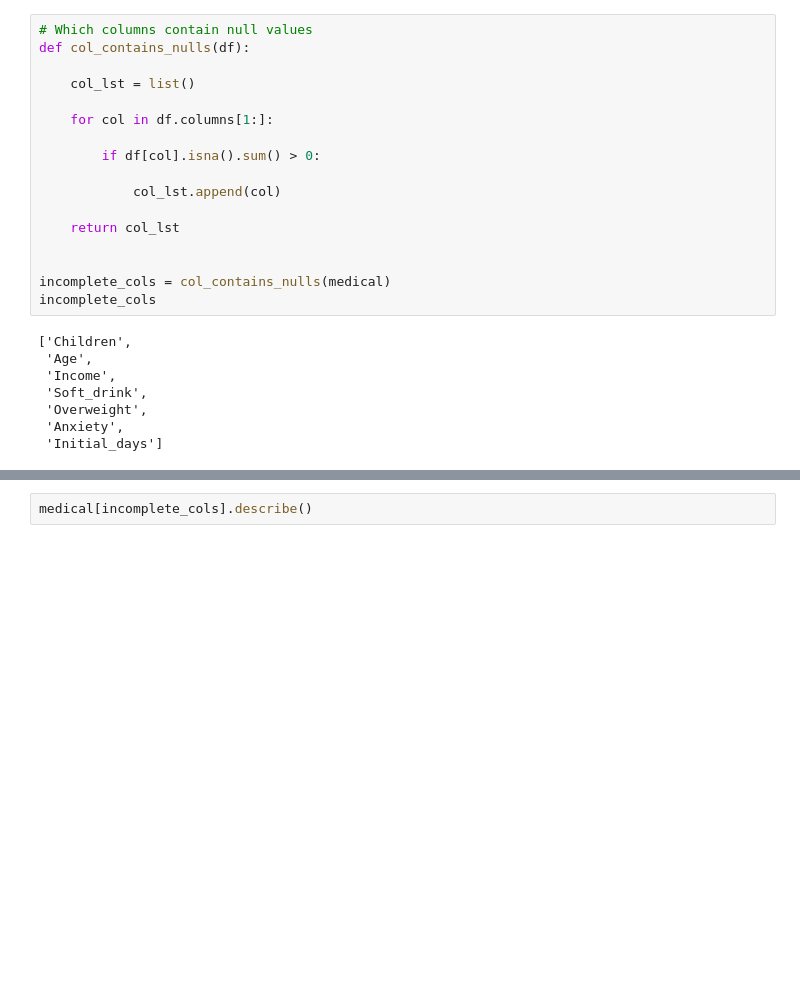
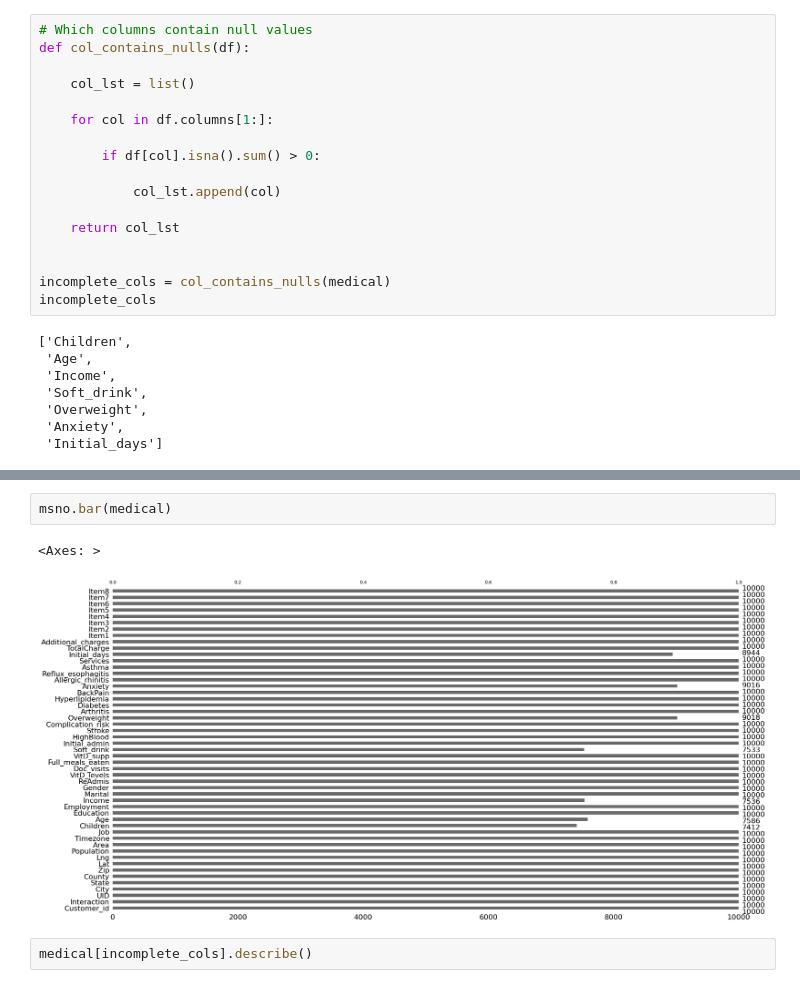
Before and after one commit to cshawnkeech/D206_Data_Cleaning_Keech, a Jupyter notebook: notebooks/001_medical_eda.ipynb, the cells around one changed output, grey strips where cells are left out. Saved outputs shown, nothing was run; the diff lists cells and outputs as text; blank space fills up the shorter version.

```diff
--- a/notebooks/001_medical_eda.ipynb
+++ b/notebooks/001_medical_eda.ipynb
@@ -368,3 +529,8 @@ msno.matrix(medical[incomplete_cols])
+# %%
+msno.bar(medical)
+# %% [output]
+<Axes: >
+[figure, added]
 # %%
 medical[incomplete_cols].describe()
 # %% [output]
```
Also changed, not shown: parts of 40 cells of this notebook, 8 other files.
